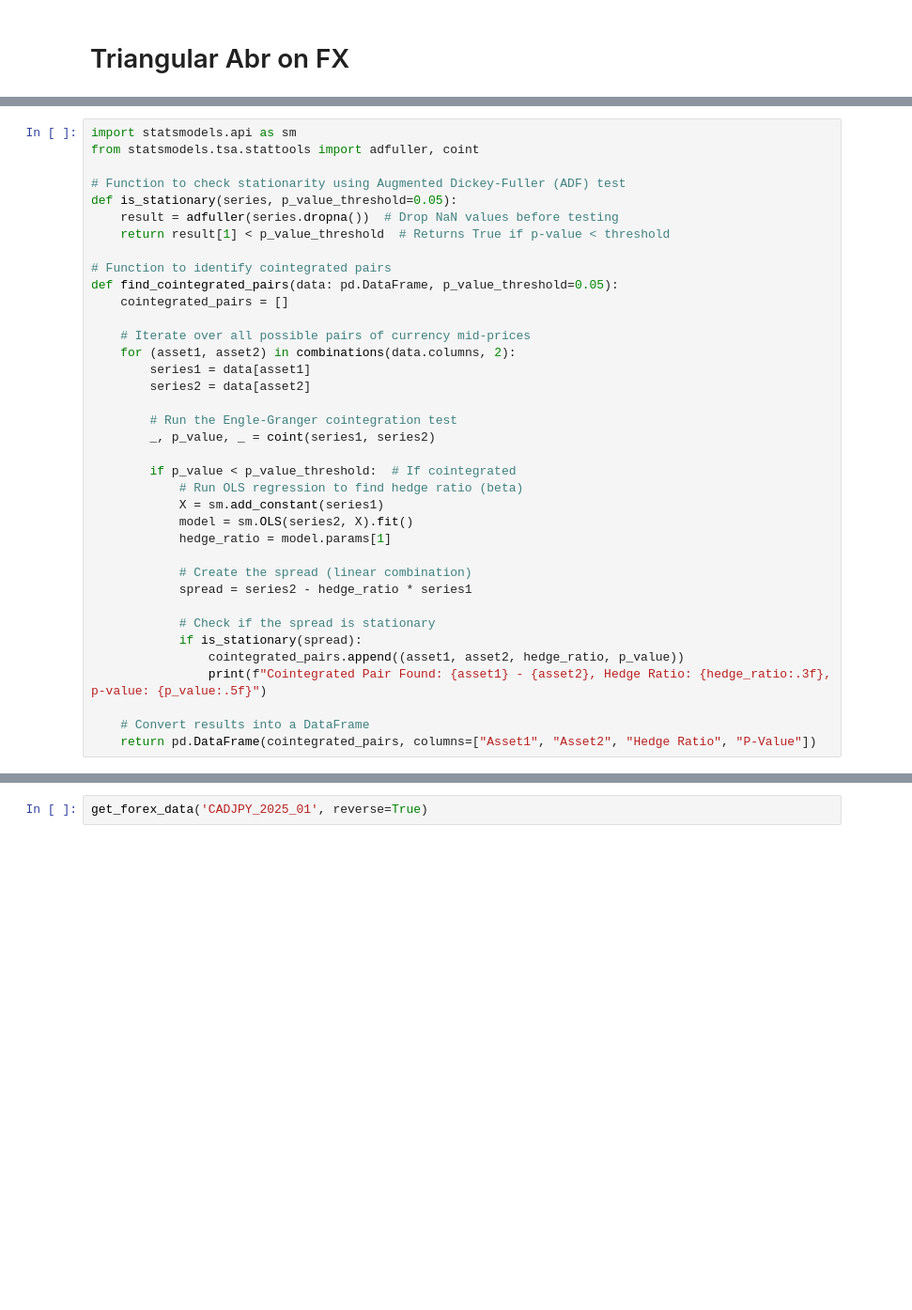
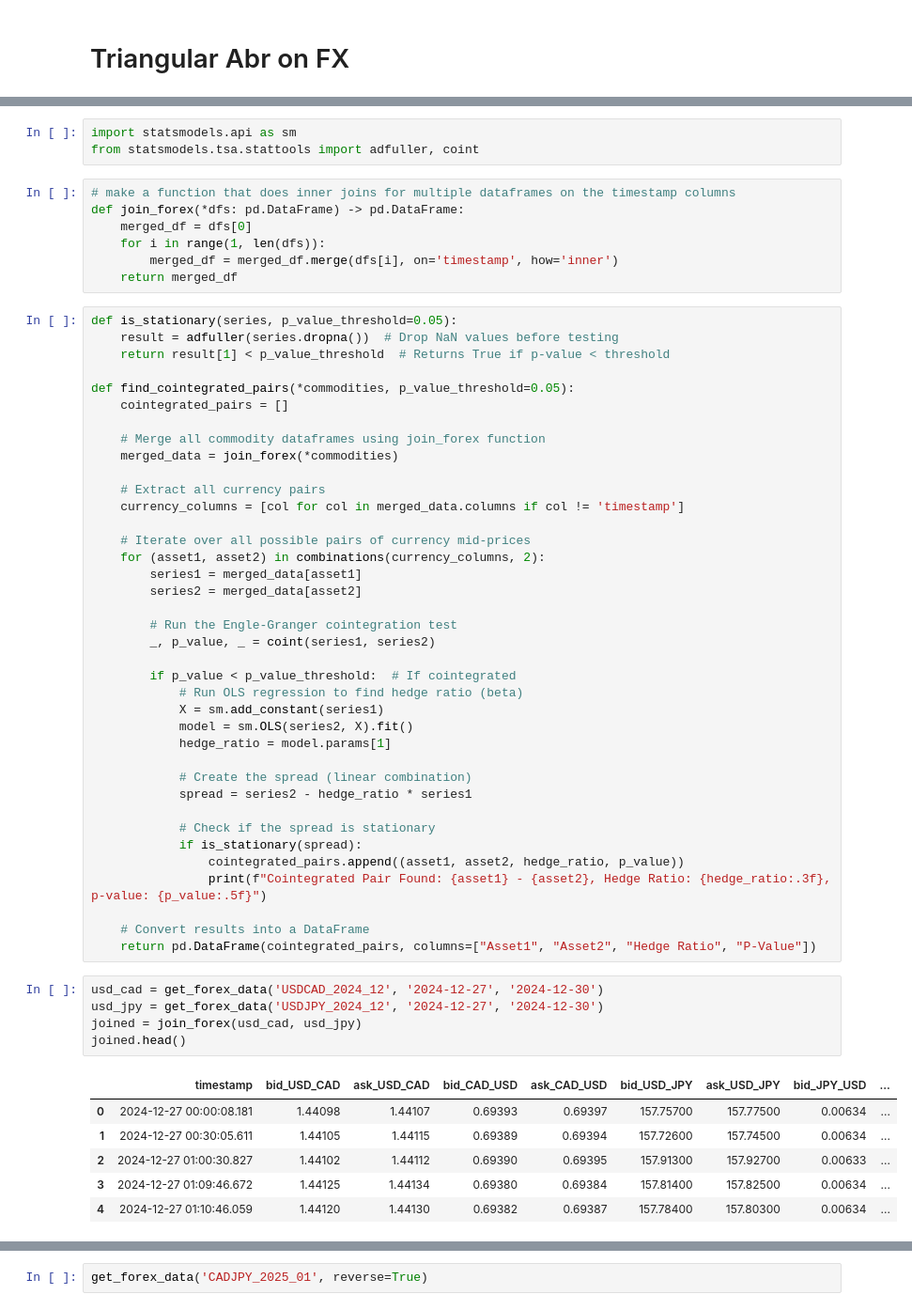
Before and after one commit to RealOnurGul/mqr-rl-fx-trading, a Jupyter notebook: cointegration.ipynb, the cells around one changed output, grey strips where cells are left out. Shown: that part at 94% size. Saved outputs shown, nothing was run; the diff lists cells and outputs as text; blank space fills up the shorter version.

Commit message:
Update cointegration function

```diff
--- a/cointegration.ipynb
+++ b/cointegration.ipynb
@@ -178,20 +176,31 @@ usd_cad
+# %%
+import statsmodels.api as sm
+from statsmodels.tsa.stattools import adfuller, coint
+# %%
+# make a function that does inner joins for multiple dataframes on the timestamp columns
+def join_forex(*dfs: pd.DataFrame) -> pd.DataFrame:
+    merged_df = dfs[0]
+    for i in range(1, len(dfs)):
+        merged_df = merged_df.merge(dfs[i], on='timestamp', how='inner')
+    return merged_df
 # %%
-import statsmodels.api as sm
-from statsmodels.tsa.stattools import adfuller, coint
-
-# Function to check stationarity using Augmented Dickey-Fuller (ADF) test
 def is_stationary(series, p_value_threshold=0.05):
     result = adfuller(series.dropna())  # Drop NaN values before testing
     return result[1] < p_value_threshold  # Returns True if p-value < threshold
 
-# Function to identify cointegrated pairs
-def find_cointegrated_pairs(data: pd.DataFrame, p_value_threshold=0.05):
+def find_cointegrated_pairs(*commodities, p_value_threshold=0.05):
     cointegrated_pairs = []
 
+    # Merge all commodity dataframes using join_forex function
+    merged_data = join_forex(*commodities)
+
+    # Extract all currency pairs
+    currency_columns = [col for col in merged_data.columns if col != 'timestamp']
+
     # Iterate over all possible pairs of currency mid-prices
-    for (asset1, asset2) in combinations(data.columns, 2):
-        series1 = data[asset1]
-        series2 = data[asset2]
+    for (asset1, asset2) in combinations(currency_columns, 2):
+        series1 = merged_data[asset1]
+        series2 = merged_data[asset2]
 
         # Run the Engle-Granger cointegration test
         _, p_value, _ = coint(series1, series2)
@@ -212,3 +221,15 @@ def find_cointegrated_pairs(data: pd.DataFrame, p_value_threshold=0.05):
 
     # Convert results into a DataFrame
     return pd.DataFrame(cointegrated_pairs, columns=["Asset1", "Asset2", "Hedge Ratio", "P-Value"])
+# %%
+usd_cad = get_forex_data('USDCAD_2024_12', '2024-12-27', '2024-12-30')
+usd_jpy = get_forex_data('USDJPY_2024_12', '2024-12-27', '2024-12-30')
+joined = join_forex(usd_cad, usd_jpy)
+joined.head()
+# %% [output]
+|  | timestamp | bid_USD_CAD | ask_USD_CAD | bid_CAD_USD | ask_CAD_USD | bid_USD_JPY | ask_USD_JPY | bid_JPY_USD | ... |
+| 0 | 2024-12-27 00:00:08.181 | 1.44098 | 1.44107 | 0.69393 | 0.69397 | 157.75700 | 157.77500 | 0.00634 | ... |
+| 1 | 2024-12-27 00:30:05.611 | 1.44105 | 1.44115 | 0.69389 | 0.69394 | 157.72600 | 157.74500 | 0.00634 | ... |
+| 2 | 2024-12-27 01:00:30.827 | 1.44102 | 1.44112 | 0.69390 | 0.69395 | 157.91300 | 157.92700 | 0.00633 | ... |
+| 3 | 2024-12-27 01:09:46.672 | 1.44125 | 1.44134 | 0.69380 | 0.69384 | 157.81400 | 157.82500 | 0.00634 | ... |
+| 4 | 2024-12-27 01:10:46.059 | 1.44120 | 1.44130 | 0.69382 | 0.69387 | 157.78400 | 157.80300 | 0.00634 | ... |
```
Also changed, not shown: parts of 4 cells of this notebook.
